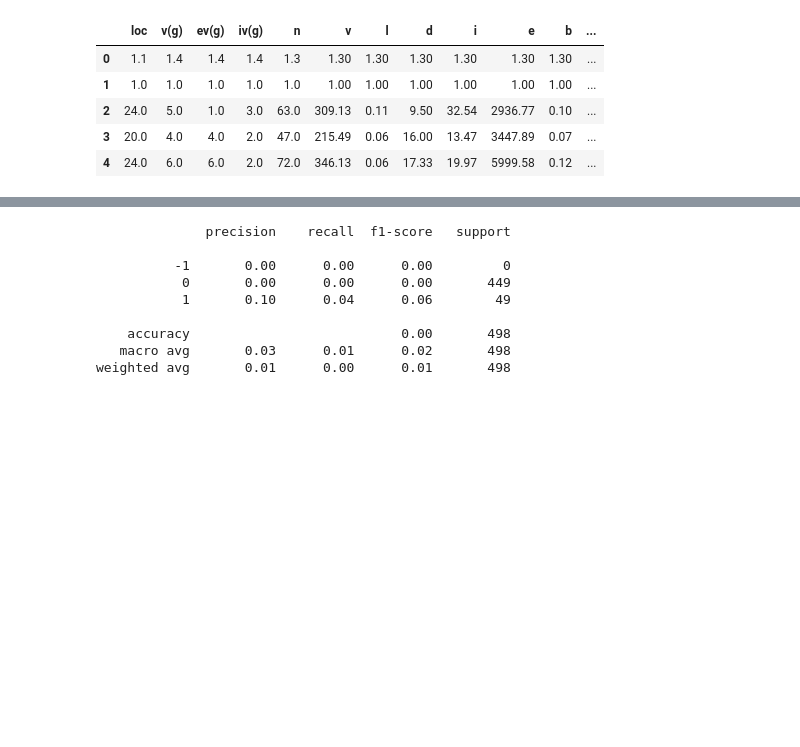
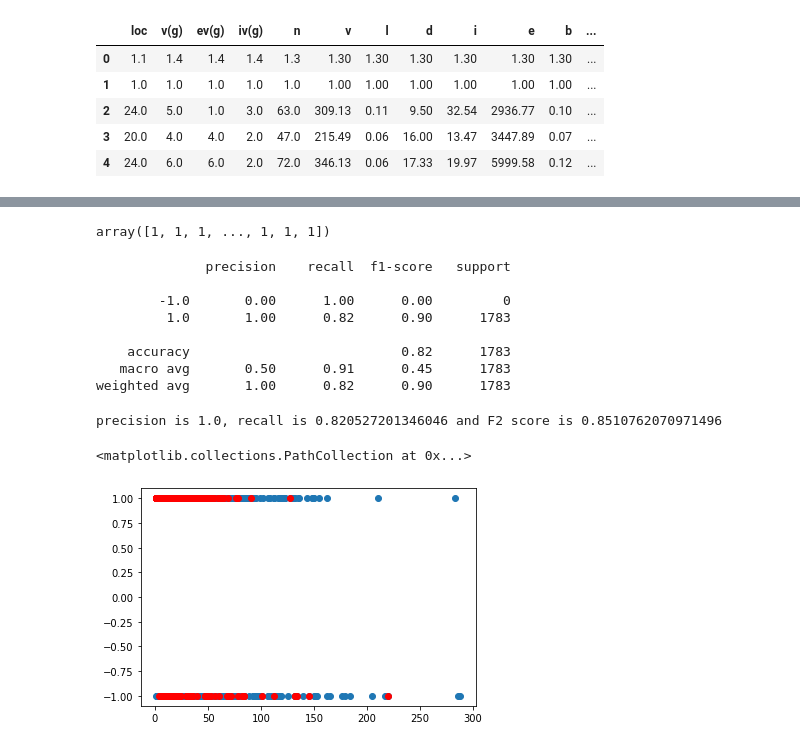
Before and after one commit to renatojmf/Machine-Learning, a Jupyter notebook: lista3.ipynb, the cells around one changed output, grey strips where cells are left out. Saved outputs shown, nothing was run; the diff lists cells and outputs as text; code cells hidden in the pictures; blank space fills up the shorter version.

```diff
--- a/lista3.ipynb
+++ b/lista3.ipynb
@@ -80,0 +104,7 @@ plt.scatter(outlier_values["loc"], outlier_values["defects"], c = "r")
+# %%
+non_fraud = Kc1data[Kc1data['Class']==1]
+df_train, val = train_test_split(non_fraud, test_size=0.50, random_state=42)
+fraud = Kc1data[Kc1data['Class']==0]
+# %%
+# training model
+model = OneClassSVM(kernel = 'rbf', gamma = 0.001, nu = 0.03).fit(non_fraud)
@@ -81,12 +116,35 @@ plt.scatter(outlier_values["loc"], outlier_values["defects"], c = "r")
+# %%
+df_testval = pd.concat([non_fraud,fraud])
+y_pred = model.predict(df_testval)
+y_pred
+# %% [output]
+array([1, 1, 1, ..., 1, 1, 1])
 # %%
-print(classification_report(y_testval, y_pred))
+print(classification_report(y_testval, y_pred,zero_division=1))
 # %% [output]
               precision    recall  f1-score   support
 
-          -1       0.00      0.00      0.00         0
-           0       0.00      0.00      0.00       449
-           1       0.10      0.04      0.06        49
+        -1.0       0.00      1.00      0.00         0
+         1.0       1.00      0.82      0.90      1783
 
-    accuracy                           0.00       498
-   macro avg       0.03      0.01      0.02       498
-weighted avg       0.01      0.00      0.01       498
+    accuracy                           0.82      1783
+   macro avg       0.50      0.91      0.45      1783
+weighted avg       1.00      0.82      0.90      1783
+# %%
+prec, rec, f2, _ = precision_recall_fscore_support(y_testval, y_pred, beta=2,
+                                                   pos_label=1, average='binary',zero_division=1)
+print(f'precision is {prec}, recall is {rec} and F2 score is {f2}')
+# %% [output]
+precision is 1.0, recall is 0.820527201346046 and F2 score is 0.8510762070971496
+# %%
+# filter outlier index
+outlier_index = where(y_pred == -1)
+# filter outlier values
+outlier_values = Kc1data.iloc[outlier_index]
+# %%
+# visualize outputs
+plt.scatter(Kc1data["loc"], Kc1data["Class"])
+plt.scatter(outlier_values["loc"], outlier_values["Class"], c = "r")
+# %% [output]
+<matplotlib.collections.PathCollection at 0x...>
+[figure, added]
```
Also changed, not shown: parts of 14 cells of this notebook.
